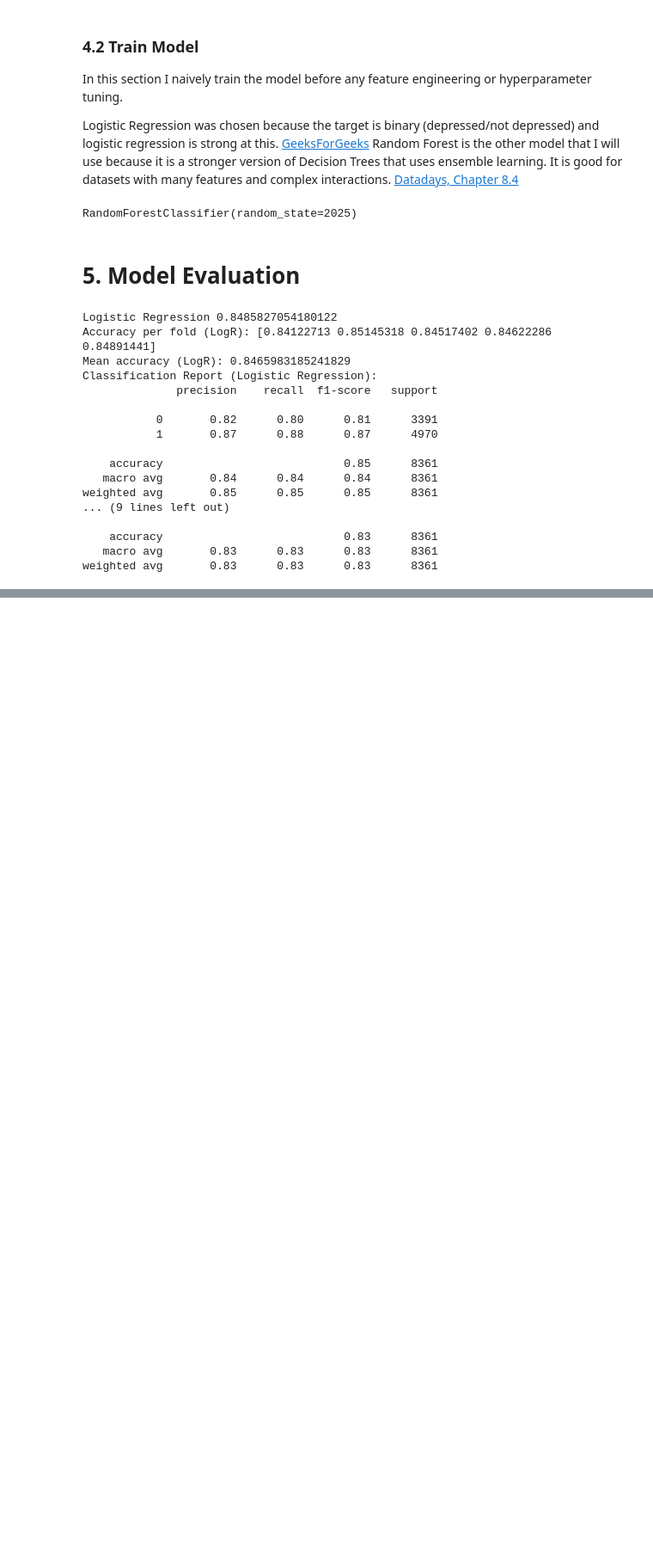
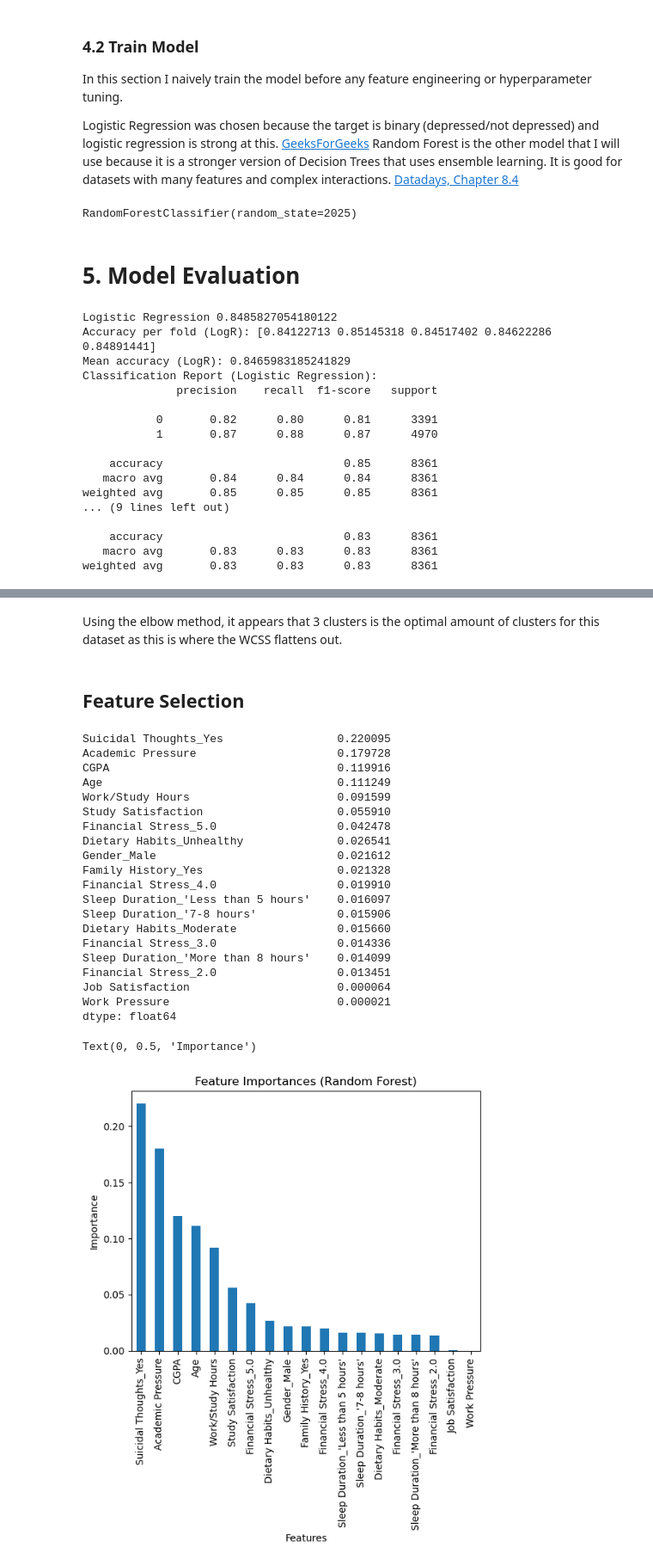
Before and after one commit to EdwinGoh1/mldp-ay2526, a Jupyter notebook: Goh_Yi_Rong_Edwin_2401058I_PC01_MLDP_Program_Codes.ipynb, the cells around one changed output, grey strips where cells are left out. Shown at 86% size. Cells and saved outputs as stored; diff of their text form; code cells hidden in the pictures; blank space fills up the shorter version.

```diff
--- a/Goh_Yi_Rong_Edwin_2401058I_PC01_MLDP_Program_Codes.ipynb
+++ b/Goh_Yi_Rong_Edwin_2401058I_PC01_MLDP_Program_Codes.ipynb
@@ -423,0 +476,10 @@ The accuracy is the simplest metric to look at and it indicates that the model g
+# %% [markdown]
+Using the elbow method, it appears that 3 clusters is the optimal amount of clusters for this dataset as this is where the WCSS flattens out.
+# %%
+
+kmeans = KMeans(n_clusters=3, random_state=random_state)
+kmeans.fit(X)
+
+cluster_labels = kmeans.labels_
+
+df["Cluster"] = cluster_labels
@@ -424,9 +488,39 @@ The accuracy is the simplest metric to look at and it indicates that the model g
+# %% [markdown]
+## Feature Selection
 # %%
 ## Further feature engineering / feature selection
 
-## feature engineering: essentially means that you either create new features, or from the existing features you find which are important
-## use those as the features
-## principal component analysis (PCA) is one way to do feature selection,
-## k means - each sample assigned to one cluster, create another feature includes the cluster number as a feature
-## feature importance from tree based models is another way
-## and hyperparameter tuning
+# Feature importance
+importances = rf.feature_importances_
+feature_names = X.columns
+feature_importances = pd.Series(importances, index=feature_names).sort_values(ascending=False)
+
+print(feature_importances)
+
+feature_importances.plot(kind="bar")
+plt.title("Feature Importances (Random Forest)")
+plt.xlabel("Features")
+plt.ylabel("Importance")
+# %% [output]
+Suicidal Thoughts_Yes                 0.220095
+Academic Pressure                     0.179728
+CGPA                                  0.119916
+Age                                   0.111249
+Work/Study Hours                      0.091599
+Study Satisfaction                    0.055910
+Financial Stress_5.0                  0.042478
+Dietary Habits_Unhealthy              0.026541
+Gender_Male                           0.021612
+Family History_Yes                    0.021328
+Financial Stress_4.0                  0.019910
+Sleep Duration_'Less than 5 hours'    0.016097
+Sleep Duration_'7-8 hours'            0.015906
+Dietary Habits_Moderate               0.015660
+Financial Stress_3.0                  0.014336
+Sleep Duration_'More than 8 hours'    0.014099
+Financial Stress_2.0                  0.013451
+Job Satisfaction                      0.000064
+Work Pressure                         0.000021
+dtype: float64
+Text(0, 0.5, 'Importance')
+[figure, added]
```
Also changed, not shown: parts of 14 cells of this notebook.
